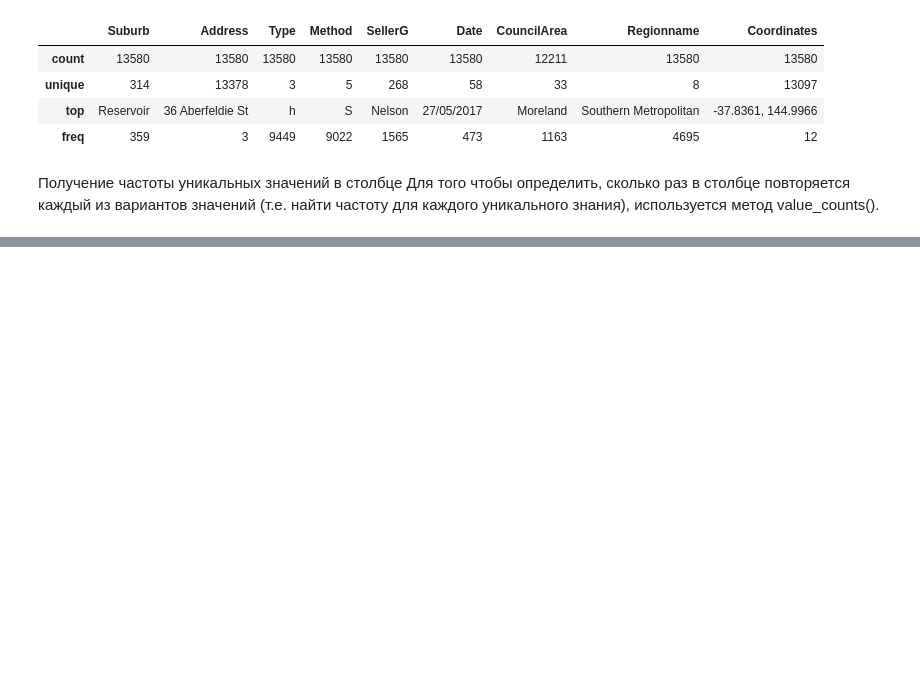
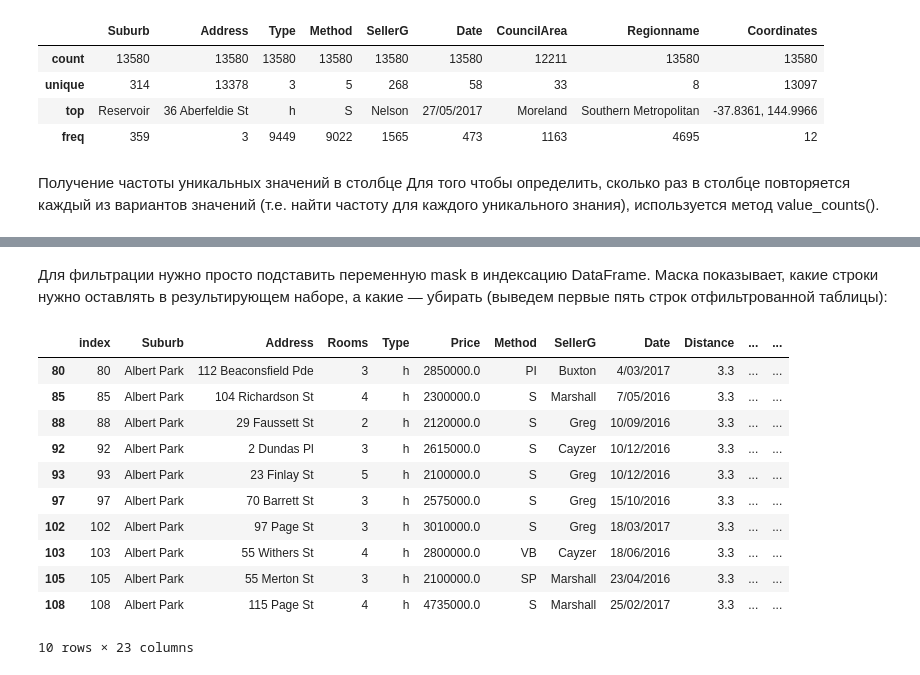
Before and after one commit to NameErrop/Python_10.Introduction_to_Pandas, a Jupyter notebook: draft.ipynb, the cells around one changed output, grey strips where cells are left out. Cells and saved outputs as stored; diff of their text form; code cells hidden in the pictures; blank space fills up the shorter version.

```diff
--- a/draft.ipynb
+++ b/draft.ipynb
@@ -470,0 +576,3 @@ melb_data.describe(include=['object'])
+# %%
+mask = melb_data['Price'] > 2000000
+print(mask)
@@ -470,0 +592,17 @@ melb_data.describe(include=['object'])
+# %% [markdown]
+Для фильтрации нужно просто подставить переменную mask в индексацию DataFrame. Маска показывает, какие строки нужно оставлять в результирующем наборе, а какие — убирать (выведем первые пять строк отфильтрованной таблицы):
+# %%
+display(melb_data[mask].head(10))
+# %% [output]
+|  | index | Suburb | Address | Rooms | Type | Price | Method | SellerG | Date | Distance | ... | ... |
+| 80 | 80 | Albert Park | 112 Beaconsfield Pde | 3 | h | 2850000.0 | PI | Buxton | 4/03/2017 | 3.3 | ... | ... |
+| 85 | 85 | Albert Park | 104 Richardson St | 4 | h | 2300000.0 | S | Marshall | 7/05/2016 | 3.3 | ... | ... |
+| 88 | 88 | Albert Park | 29 Faussett St | 2 | h | 2120000.0 | S | Greg | 10/09/2016 | 3.3 | ... | ... |
+| 92 | 92 | Albert Park | 2 Dundas Pl | 3 | h | 2615000.0 | S | Cayzer | 10/12/2016 | 3.3 | ... | ... |
+| 93 | 93 | Albert Park | 23 Finlay St | 5 | h | 2100000.0 | S | Greg | 10/12/2016 | 3.3 | ... | ... |
+| 97 | 97 | Albert Park | 70 Barrett St | 3 | h | 2575000.0 | S | Greg | 15/10/2016 | 3.3 | ... | ... |
+| 102 | 102 | Albert Park | 97 Page St | 3 | h | 3010000.0 | S | Greg | 18/03/2017 | 3.3 | ... | ... |
+| 103 | 103 | Albert Park | 55 Withers St | 4 | h | 2800000.0 | VB | Cayzer | 18/06/2016 | 3.3 | ... | ... |
+| 105 | 105 | Albert Park | 55 Merton St | 3 | h | 2100000.0 | SP | Marshall | 23/04/2016 | 3.3 | ... | ... |
+| 108 | 108 | Albert Park | 115 Page St | 4 | h | 4735000.0 | S | Marshall | 25/02/2017 | 3.3 | ... | ... |
+10 rows × 23 columns
```
Also changed, not shown: parts of 39 cells of this notebook.
